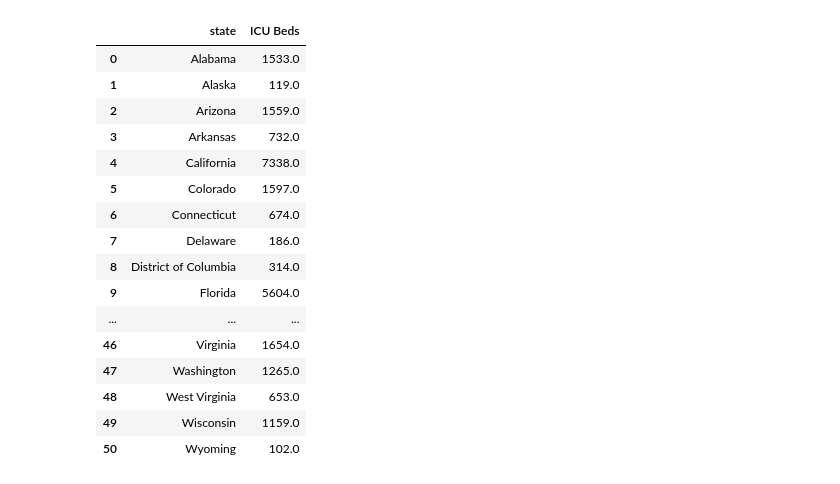
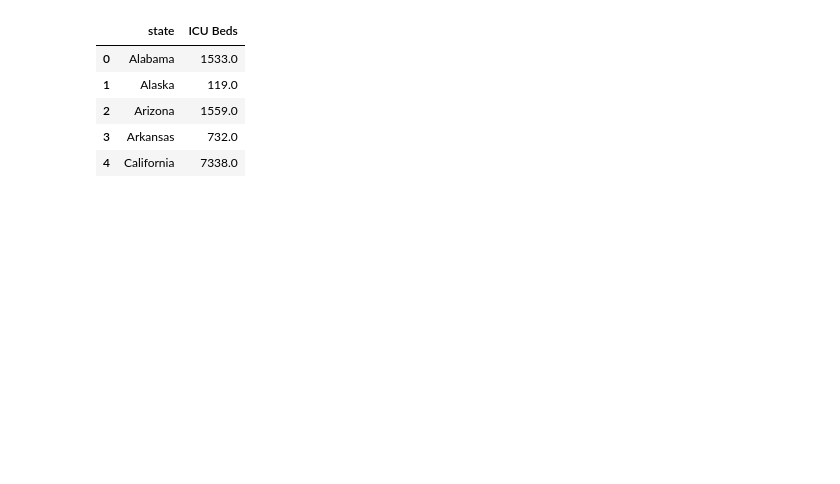
Before and after one commit to eriklockwood/Covid-19-Analysis-Project, a Jupyter notebook: jhstatecountsbedsadded.ipynb, the cells around one changed output. Saved outputs shown, nothing was run; the diff lists cells and outputs as text; code cells hidden in the pictures; blank space fills up the shorter version.

```diff
--- a/jhstatecountsbedsadded.ipynb
+++ b/jhstatecountsbedsadded.ipynb
@@ -93,23 +69,13 @@ county_beds_df.head(50)
 # %%
+#format new dataframe of states and ICU beds to merge into cleaned up state dataframe
 state_beds = county_beds_df.groupby('state')
 bed_counts = state_beds['ICU Beds'].sum().astype(float)
 bed_counts_df = pd.DataFrame(bed_counts).reset_index()
-bed_counts_df
+bed_counts_df.head()
 # %% [output]
 |  | state | ICU Beds |
 | 0 | Alabama | 1533.0 |
 | 1 | Alaska | 119.0 |
 | 2 | Arizona | 1559.0 |
 | 3 | Arkansas | 732.0 |
 | 4 | California | 7338.0 |
-| 5 | Colorado | 1597.0 |
-| 6 | Connecticut | 674.0 |
-| 7 | Delaware | 186.0 |
-| 8 | District of Columbia | 314.0 |
-| 9 | Florida | 5604.0 |
-| ... | ... | ... |
-| 46 | Virginia | 1654.0 |
-| 47 | Washington | 1265.0 |
-| 48 | West Virginia | 653.0 |
-| 49 | Wisconsin | 1159.0 |
-| 50 | Wyoming | 102.0 |
```
Also changed, not shown: parts of 22 cells of this notebook, 11 other files.
